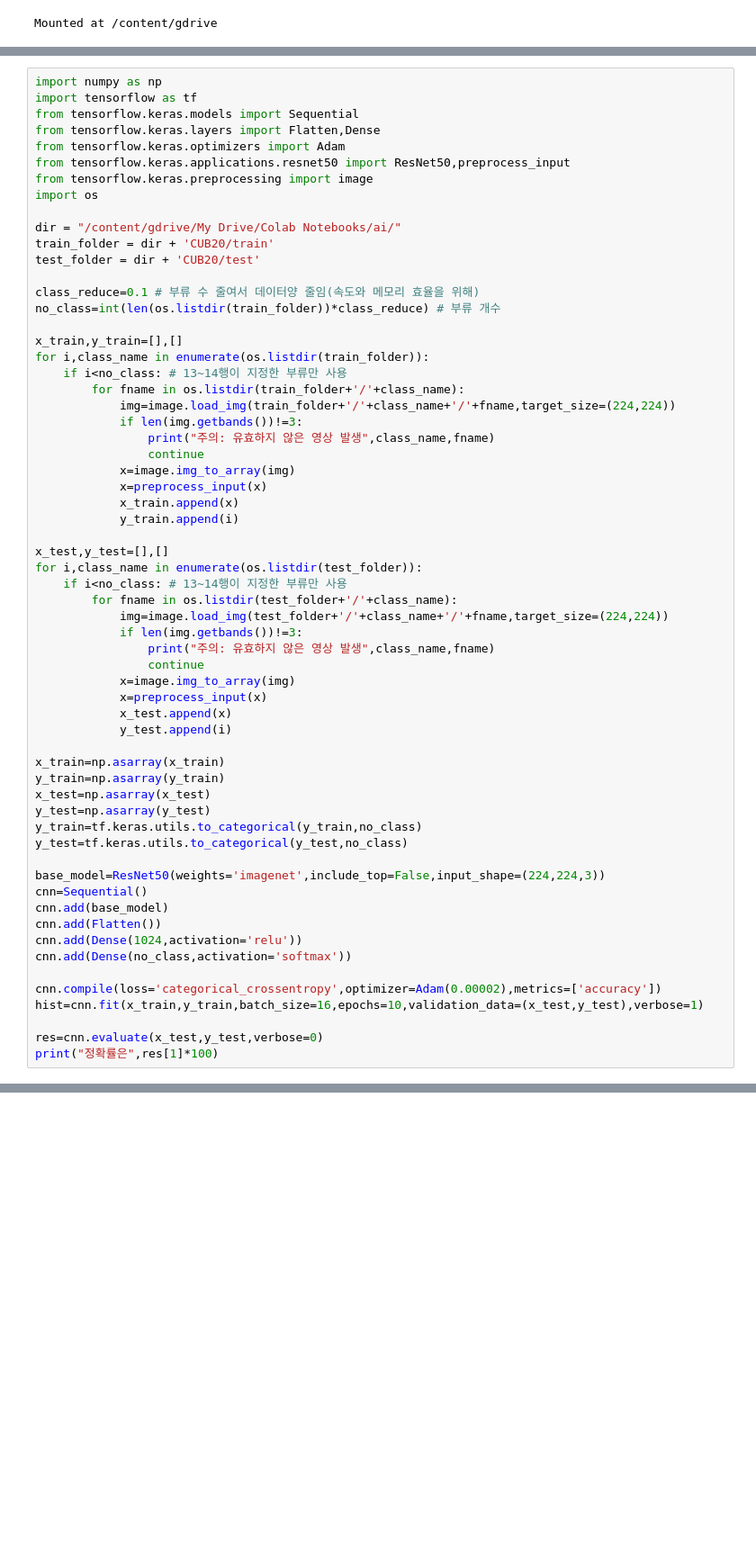
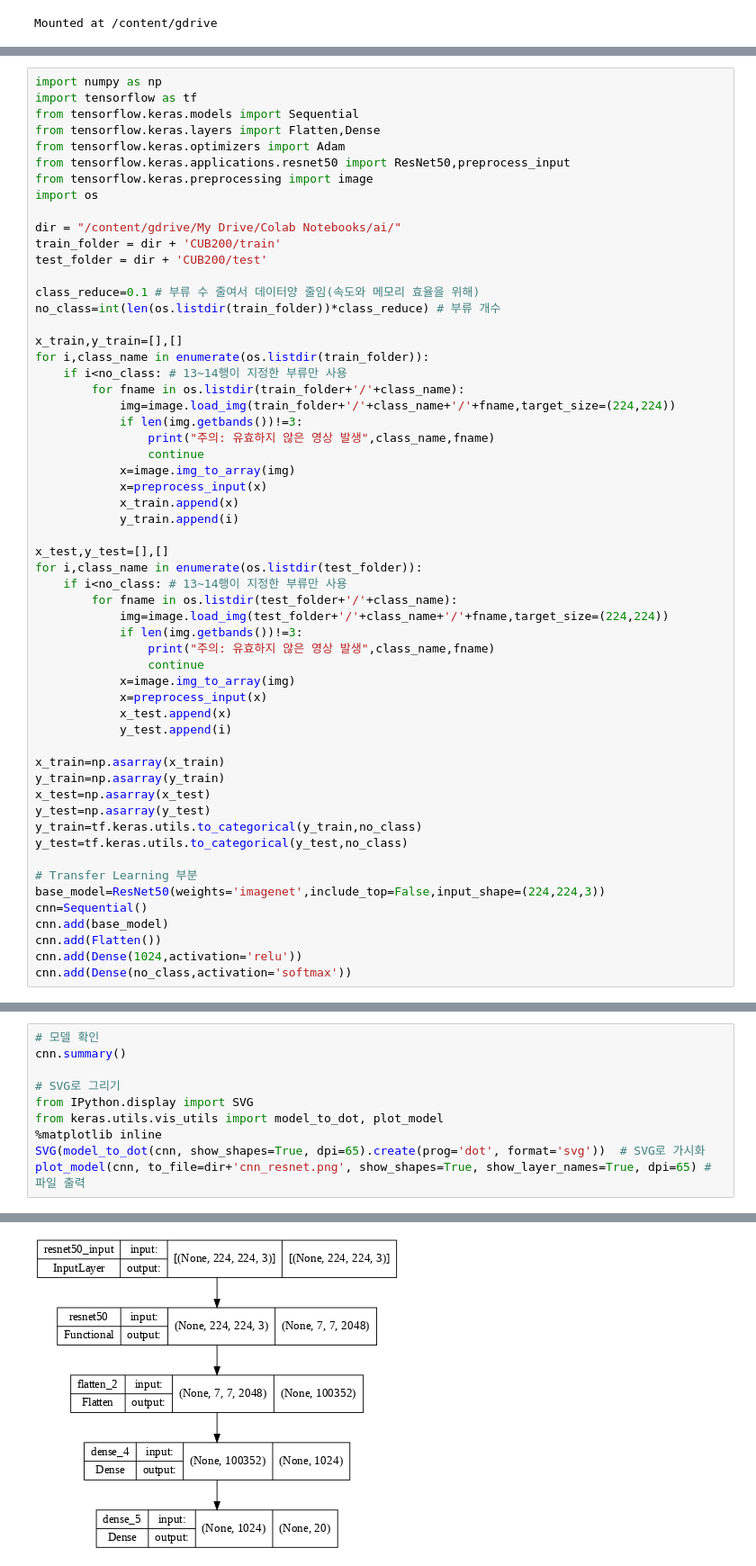
Before and after one commit to jjyjung/ai, a Jupyter notebook: tf_keras_CNN_CU200.ipynb, the cells around one changed output, grey strips where cells are left out. Shown at 90% size. Drawn from its saved outputs; the diff is of its cells as text; blank space fills up the shorter version.

```diff
--- a/tf_keras_CNN_CU200.ipynb
+++ b/tf_keras_CNN_CU200.ipynb
@@ -19,8 +37,8 @@ from tensorflow.keras.preprocessing import image
 import os
 
 dir = "/content/gdrive/My Drive/Colab Notebooks/ai/"
-train_folder = dir + 'CUB20/train'
-test_folder = dir + 'CUB20/test'
+train_folder = dir + 'CUB200/train'
+test_folder = dir + 'CUB200/test'
 
 class_reduce=0.1 # 부류 수 줄여서 데이터양 줄임(속도와 메모리 효율을 위해)
 no_class=int(len(os.listdir(train_folder))*class_reduce) # 부류 개수
@@ -58,17 +76,12 @@ y_test=np.asarray(y_test)
 y_train=tf.keras.utils.to_categorical(y_train,no_class)
 y_test=tf.keras.utils.to_categorical(y_test,no_class)
 
+# Transfer Learning 부분
 base_model=ResNet50(weights='imagenet',include_top=False,input_shape=(224,224,3))
 cnn=Sequential()
 cnn.add(base_model)
 cnn.add(Flatten())
 cnn.add(Dense(1024,activation='relu'))
 cnn.add(Dense(no_class,activation='softmax'))
-
-cnn.compile(loss='categorical_crossentropy',optimizer=Adam(0.00002),metrics=['accuracy'])
-hist=cnn.fit(x_train,y_train,batch_size=16,epochs=10,validation_data=(x_test,y_test),verbose=1)
-
-res=cnn.evaluate(x_test,y_test,verbose=0)
-print("정확률은",res[1]*100)
 # %% [output]
 Downloading data from https://storage.googleapis.com/tensorflow/keras-applications/resnet/resnet50_weights_tf_dim_ordering_tf_kernels_notop.h5
@@ -90,0 +90,11 @@ Epoch 10/10
+# %%
+# 모델 확인
+cnn.summary()
+
+# SVG로 그리기
+from IPython.display import SVG
+from keras.utils.vis_utils import model_to_dot, plot_model
+%matplotlib inline
+SVG(model_to_dot(cnn, show_shapes=True, dpi=65).create(prog='dot', format='svg'))  # SVG로 가시화
+plot_model(cnn, to_file=dir+'cnn_resnet.png', show_shapes=True, show_layer_names=True, dpi=65) # 파일 출력
+# %% [output]
@@ -90,0 +118 @@ Epoch 10/10
+[figure, added]
```
Also changed, not shown: parts of 9 cells of this notebook.
